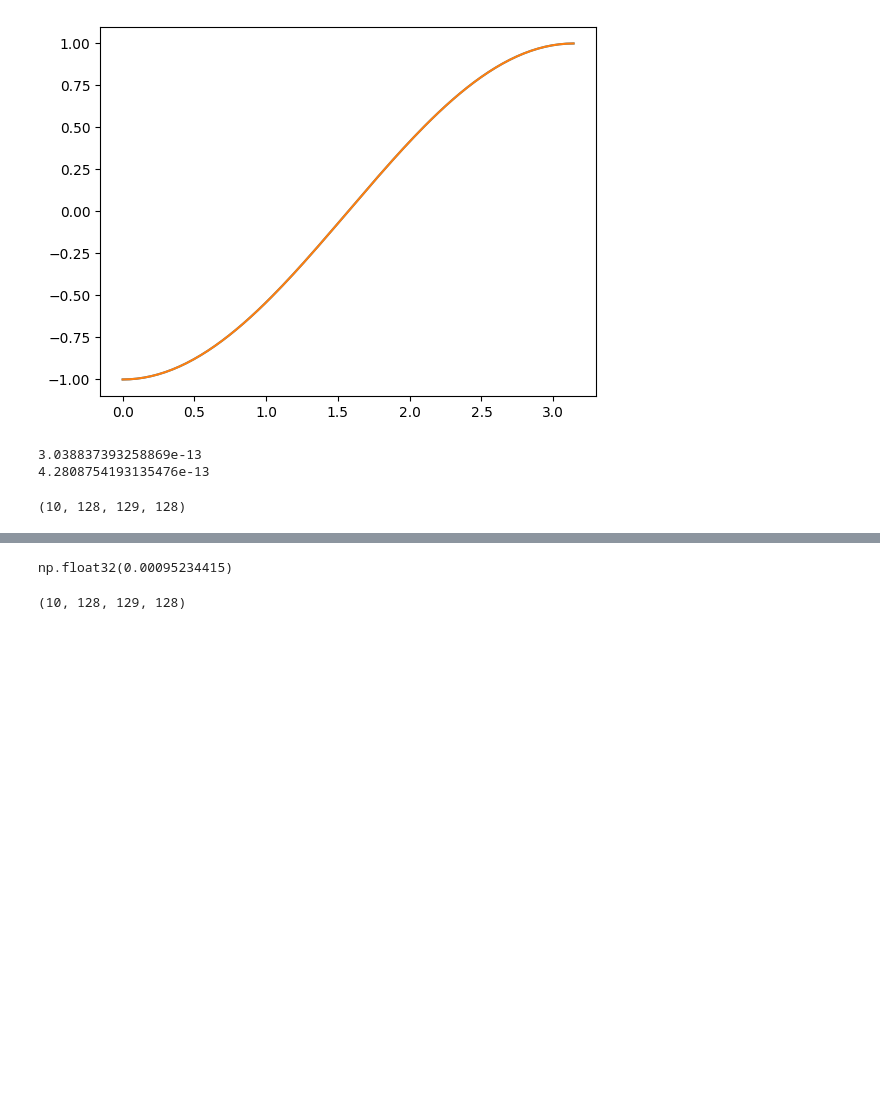
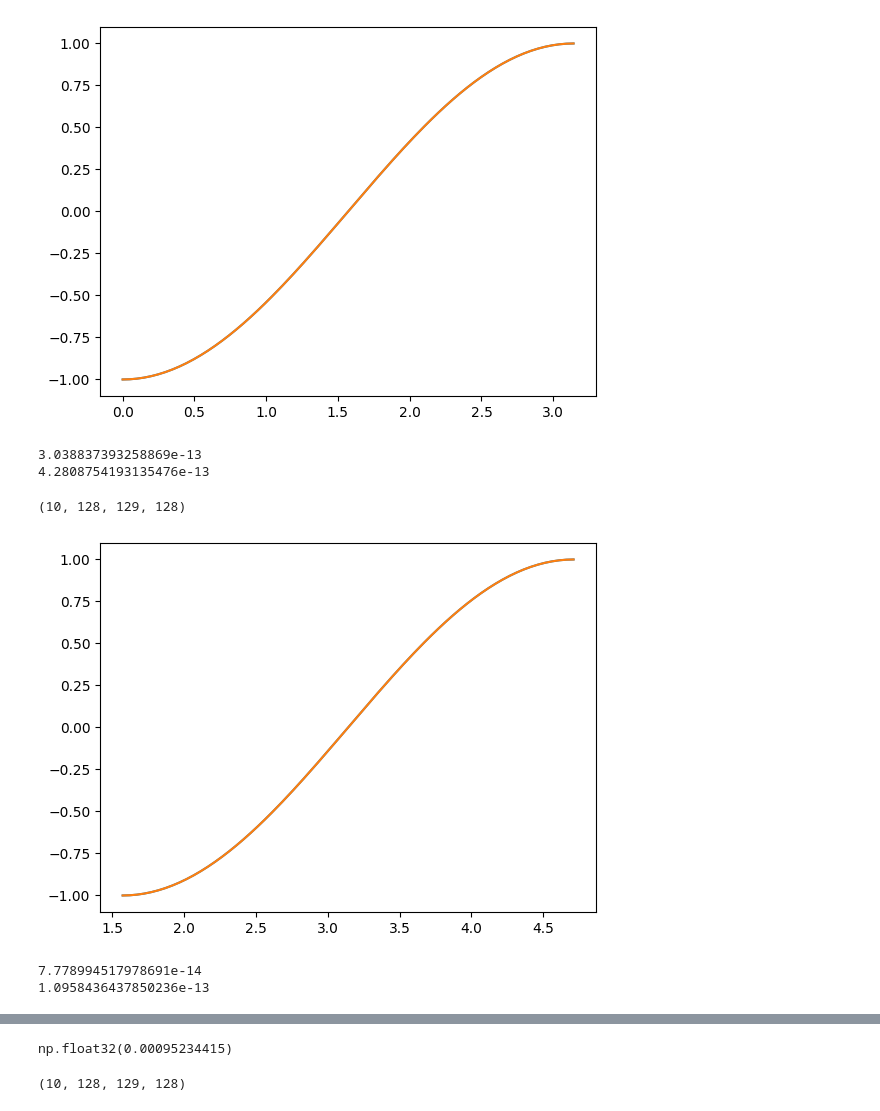
Before and after one commit to kz2wd/flow-diffuse, a Jupyter notebook: check_q-pressure.ipynb, the cells around one changed output, grey strips where cells are left out. Drawn from its saved outputs; the diff is of its cells as text; code cells hidden in the pictures; blank space fills up the shorter version.

```diff
--- a/check_q-pressure.ipynb
+++ b/check_q-pressure.ipynb
@@ -396 +477,18 @@ Q.shape
+# %%
+r = 128
+s = np.pi / 2
+L = np.pi
+d = L / (r - 1)
+x = np.linspace(s, s + L, r)
+comp = derive_compact_1st_degree_6th_order_neumann(np.cos(x), 0, d)
+targ = -np.sin(x)
+plt.plot(x, comp)
+plt.plot(x, targ)
+plt.show()
+print(rmse(comp, targ))
+print(rel_rmse(comp, targ))
+# %% [output]
+[figure, added]
+7.778994517978691e-14
+1.0958436437850236e-13
 # %%
```
Also changed, not shown: parts of 11 cells of this notebook, 1 other file.
